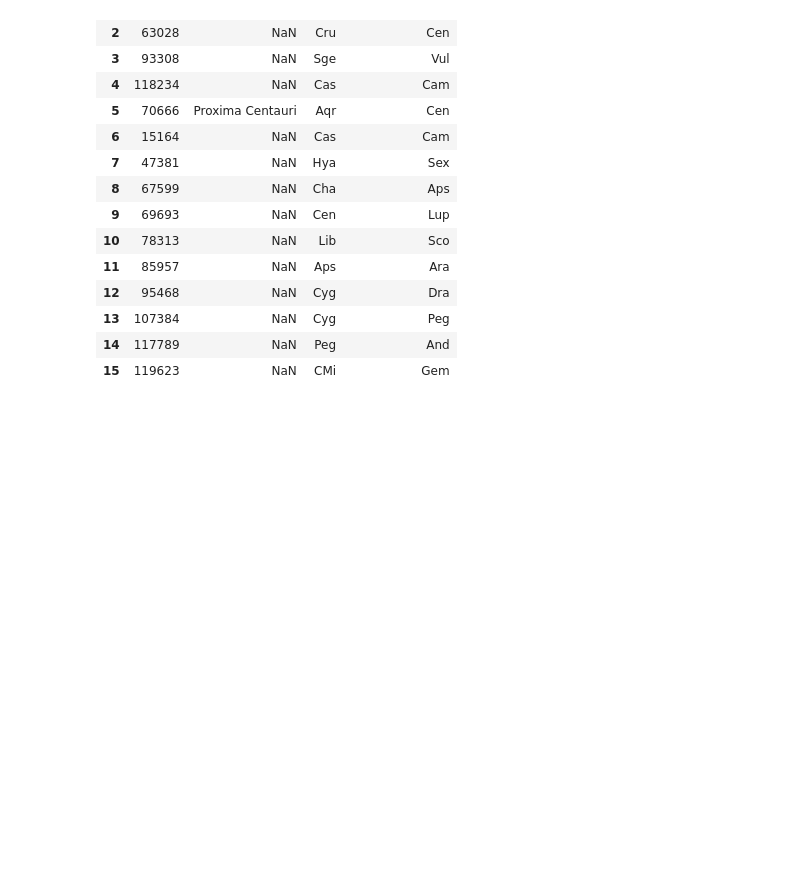
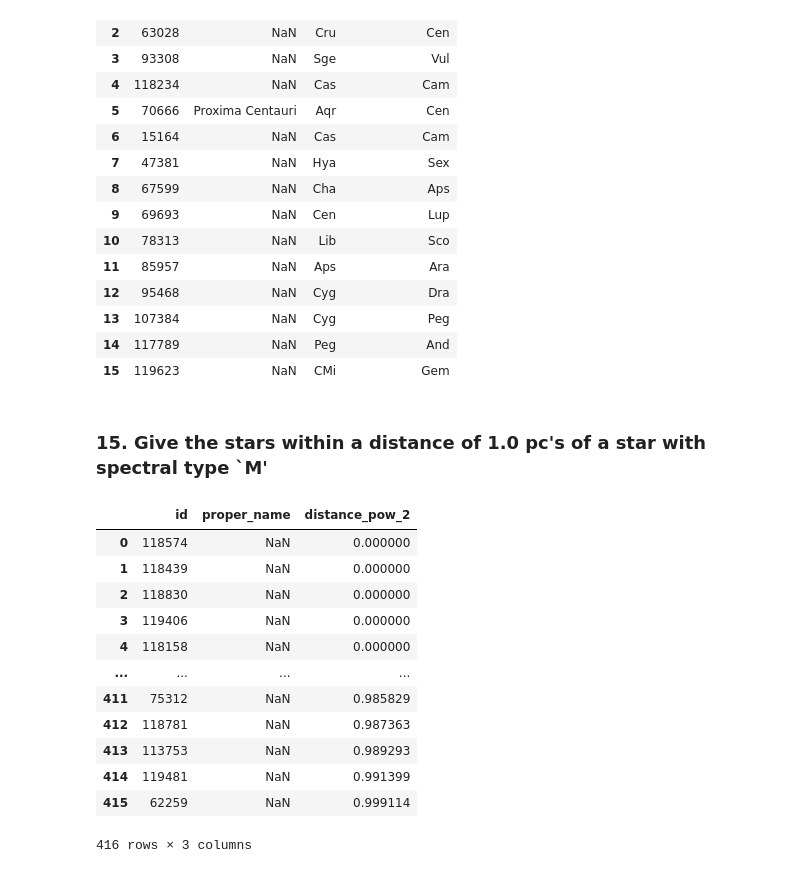
Before and after one commit to MrDiaf/database_and_application_recitation3, a Jupyter notebook: recitation_3_part_B.ipynb, the cells around one changed output. Cells and saved outputs as stored; diff of their text form; code cells hidden in the pictures; blank space fills up the shorter version.

```diff
--- a/recitation_3_part_B.ipynb
+++ b/recitation_3_part_B.ipynb
@@ -246,3 +246,72 @@ print_query(query)
 | 13 | 107384 | NaN | Cyg | Peg |
 | 14 | 117789 | NaN | Peg | And |
 | 15 | 119623 | NaN | CMi | Gem |
+# %% [markdown]
+### 15. Give the stars within a distance of 1.0 pc's of a star with spectral type `M'
+# %%
+query = """
+
+WITH distances AS  (SELECT n.id,
+       n.proper_name,
+       ABS(n.x_pc - s.x_pc) AS x_diff,
+       ABS(n.y_pc - s.y_pc) AS y_diff,
+       ABS(n.z_pc - s.z_pc) AS z_diff,
+       (ABS(n.x_pc - s.x_pc) * ABS(n.x_pc - s.x_pc) +
+        ABS(n.y_pc - s.y_pc) * ABS(n.y_pc - s.y_pc) +
+        ABS(n.z_pc - s.z_pc) * ABS(n.z_pc - s.z_pc)) AS distance_pow_2
+    FROM star as n CROSS JOIN star as s
+    WHERE
+        s.spectral_type LIKE 'M%' AND
+        n.id <> s.id
+),
+with_douplicates AS (
+    SELECT DISTINCT n.id,
+                    n.proper_name,
+                    n.distance_pow_2
+    FROM distances AS n
+    WHERE n.distance_pow_2 < 1
+),
+only_duplicates AS (
+    SELECT DISTINCT s1.id,
+                    s1.proper_name,
+                    MIN(s1.distance_pow_2) AS distance_pow_2
+    FROM with_douplicates AS s1 JOIN
+    with_douplicates AS s2
+    ON s1.id = s2.id AND s1.distance_pow_2 <> s2.distance_pow_2
+    GROUP BY s1.id, s1.proper_name
+),
+no_duplicates AS(
+    SELECT DISTINCT n.id,
+                    n.proper_name,
+                    n.distance_pow_2
+    FROM with_douplicates AS n WHERE n.id NOT IN (SELECT id from only_duplicates)
+)
+
+SELECT id, proper_name, distance_pow_2
+FROM only_duplicates
+
+UNION ALL
+
+SELECT id, proper_name, distance_pow_2
+FROM no_duplicates
+
+ORDER BY distance_pow_2 ASC;
+
+
+
+"""
+print_query(query)
+# %% [output]
+|  | id | proper_name | distance_pow_2 |
+| 0 | 118574 | NaN | 0.000000 |
+| 1 | 118439 | NaN | 0.000000 |
+| 2 | 118830 | NaN | 0.000000 |
+| 3 | 119406 | NaN | 0.000000 |
+| 4 | 118158 | NaN | 0.000000 |
+| ... | ... | ... | ... |
+| 411 | 75312 | NaN | 0.985829 |
+| 412 | 118781 | NaN | 0.987363 |
+| 413 | 113753 | NaN | 0.989293 |
+| 414 | 119481 | NaN | 0.991399 |
+| 415 | 62259 | NaN | 0.999114 |
+416 rows × 3 columns
```
Also changed, not shown: parts of 1 cell of this notebook, 2 other files.
